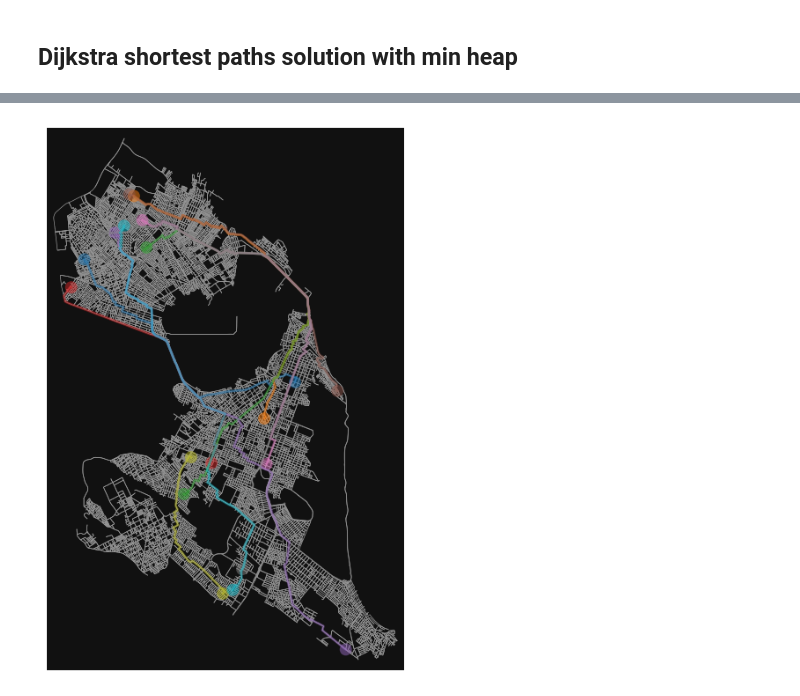
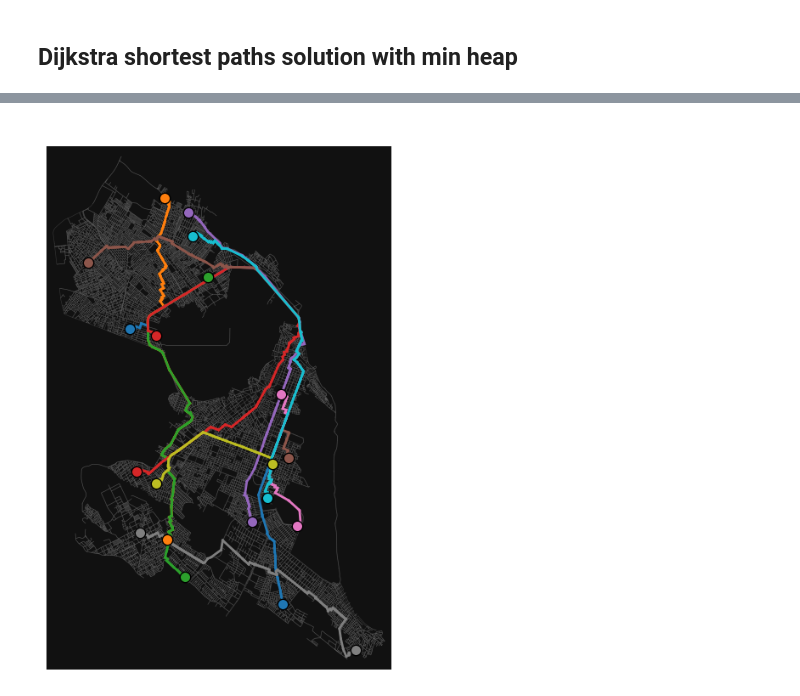
Before and after one commit to igorservo159/ads2-ufrn, a Jupyter notebook: UN2/U2T3/dijkstra.ipynb, the cells around one changed output, grey strips where cells are left out. Saved outputs shown, nothing was run; the diff lists cells and outputs as text; code cells hidden in the pictures.

```diff
--- a/UN2/U2T3/dijkstra.ipynb
+++ b/UN2/U2T3/dijkstra.ipynb
@@ -436,22 +466,52 @@ shortest_dijkstra_paths = []
 for indexes in map_indexes:
   path = [nodes[idx] for idx in indexes]
   shortest_dijkstra_paths.append(path)
-# %%
-colors = ox.plot.get_colors(len(shortest_dijkstra_paths), cmap="tab10")  # Generates different colors for the paths
-
-fig, ax = ox.plot_graph(graph, edge_linewidth=0.5, node_size=0, show=False, close=False)
-
-for path, color in zip(shortest_dijkstra_paths, colors):
-    ox.plot_graph_route(
-        graph,
-        path,
-        route_color=color,
-        route_linewidth=2,
-        ax=ax,
-        show=False,
-        close=False,
-    )
-
-fig.show()
-# %% [output]
-[figure, removed]
+# %%
+fig, ax = ox.plot_graph(
+    graph,
+    show=False,
+    close=False,
+    node_color="none",
+    edge_color="gray",
+    edge_alpha=0.3,
+    edge_linewidth=0.5,
+)
+
+colors = plt.colormaps["tab10"]
+
+for i, path in enumerate(shortest_dijkstra_paths):
+    path_edges = list(zip(path[:-1], path[1:]))
+    for u, v in path_edges:
+        x_coords = [graph.nodes[u]["x"], graph.nodes[v]["x"]]
+        y_coords = [graph.nodes[u]["y"], graph.nodes[v]["y"]]
+        ax.plot(
+            x_coords,
+            y_coords,
+            color=colors(i / len(shortest_dijkstra_paths)),
+            linewidth=2,
+        )
+
+    origin = path[0]
+    destination = path[-1]
+    ax.scatter(
+        graph.nodes[origin]["x"],
+        graph.nodes[origin]["y"],
+        c=[colors(i / len(shortest_dijkstra_paths))],
+        s=80,
+        edgecolor="black",
+        zorder=3,
+    )
+    ax.scatter(
+        graph.nodes[destination]["x"],
+        graph.nodes[destination]["y"],
+        c=[colors(i / len(shortest_dijkstra_paths))],
+        s=80,
+        edgecolor="black",
+        zorder=3,
+    )
+
+plt.title("Shortest random paths with min Heap Dijkstra", color="white")
+
+plt.show()
+# %% [output]
+[figure, added]
```
Also changed, not shown: parts of 4 cells of this notebook, 5 other files.
